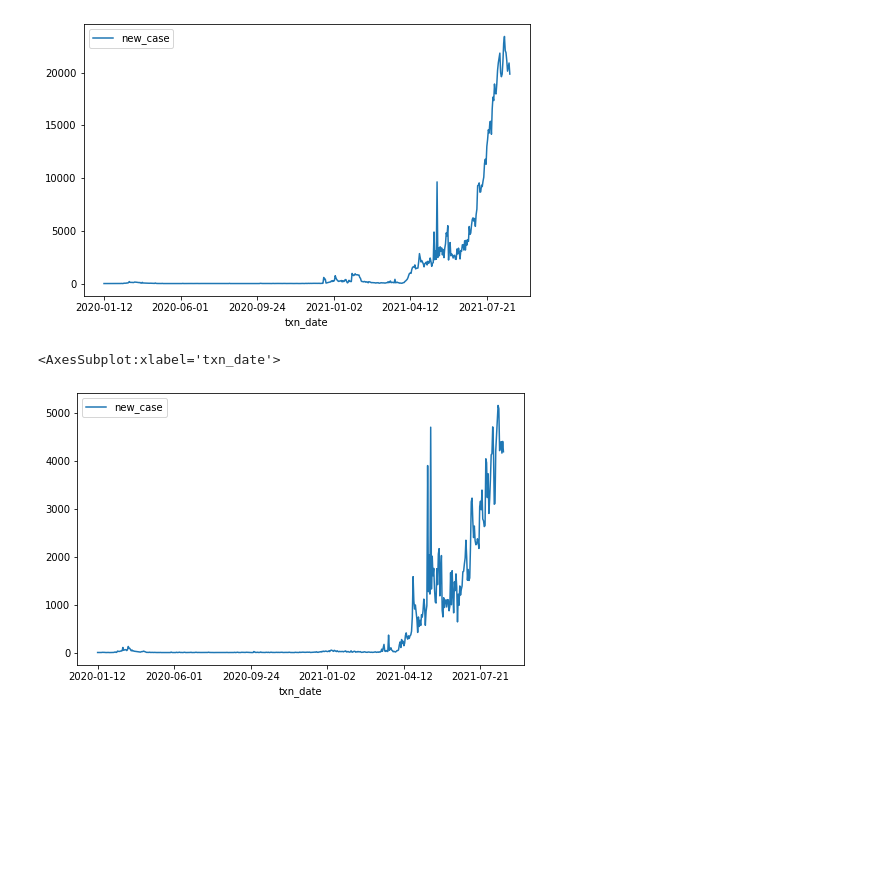
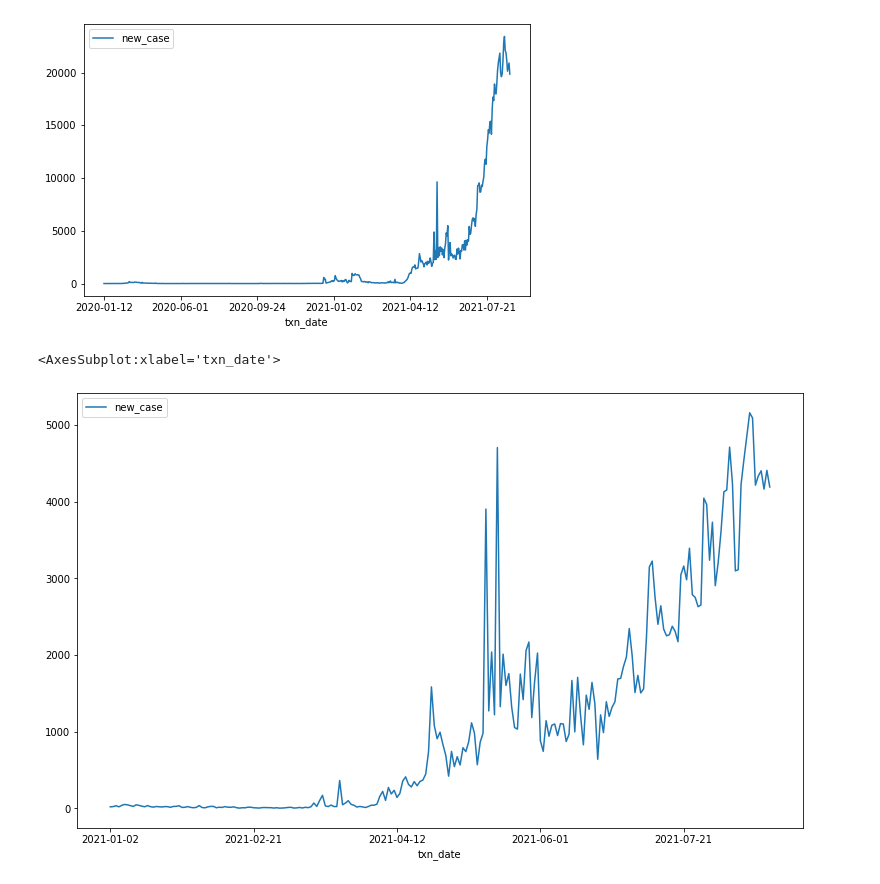
Before and after one commit to NatchanonJu/Natchanon, a Jupyter notebook: Thailand_covidreport.ipynb, the cells around one changed output. Cells and saved outputs as stored; diff of their text form; code cells hidden in the pictures; blank space fills up the shorter version.

```diff
--- a/Thailand_covidreport.ipynb
+++ b/Thailand_covidreport.ipynb
@@ -10,3 +10,7 @@ BKK_CASE = R12P_NEW.append(TLCP_NEW) #Bangkok daily case dataframe
 Provinces_CASE = R12P.append(TLCP) #Provinces daily case dataframe
 # %%
 Thailand_CASE = Provinces_CASE.groupby(['txn_date']).sum() # grouping by date in order to produce Thailand case
+# %%
+Provinces_CASE_2021 = Provinces_CASE[Provinces_CASE['txn_date']>'2021-01-01']
+BKK_CASE_2021 = BKK_CASE[BKK_CASE['txn_date']>'2021-01-01']
+Provinces_CASE_2021_pivoted = Provinces_CASE_2021.pivot(index='txn_date', columns='province', values='new_case')
@@ -16,7 +25,7 @@ Thailand_CASE.plot(y='new_case',figsize=(8,5)) #Thailand daily graph
 <AxesSubplot:xlabel='txn_date'>
 [figure]
 # %%
-BKK_CASE.plot(x='txn_date', y='new_case',figsize=(8,5))
+BKK_CASE_2021.plot(x='txn_date', y='new_case',figsize=(13,8))
 # %% [output]
 <AxesSubplot:xlabel='txn_date'>
-[figure, old version]
+[figure, new version]
```
Also changed, not shown: parts of 1 cell of this notebook.
